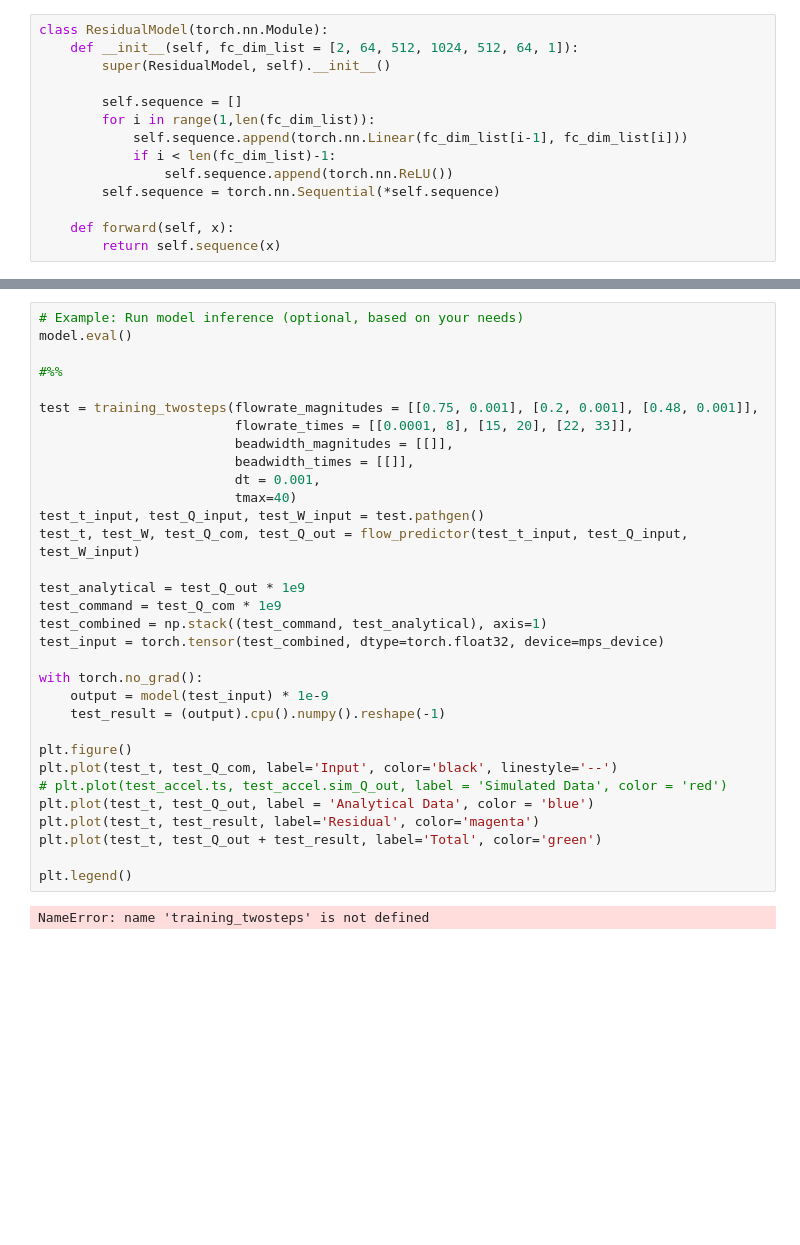
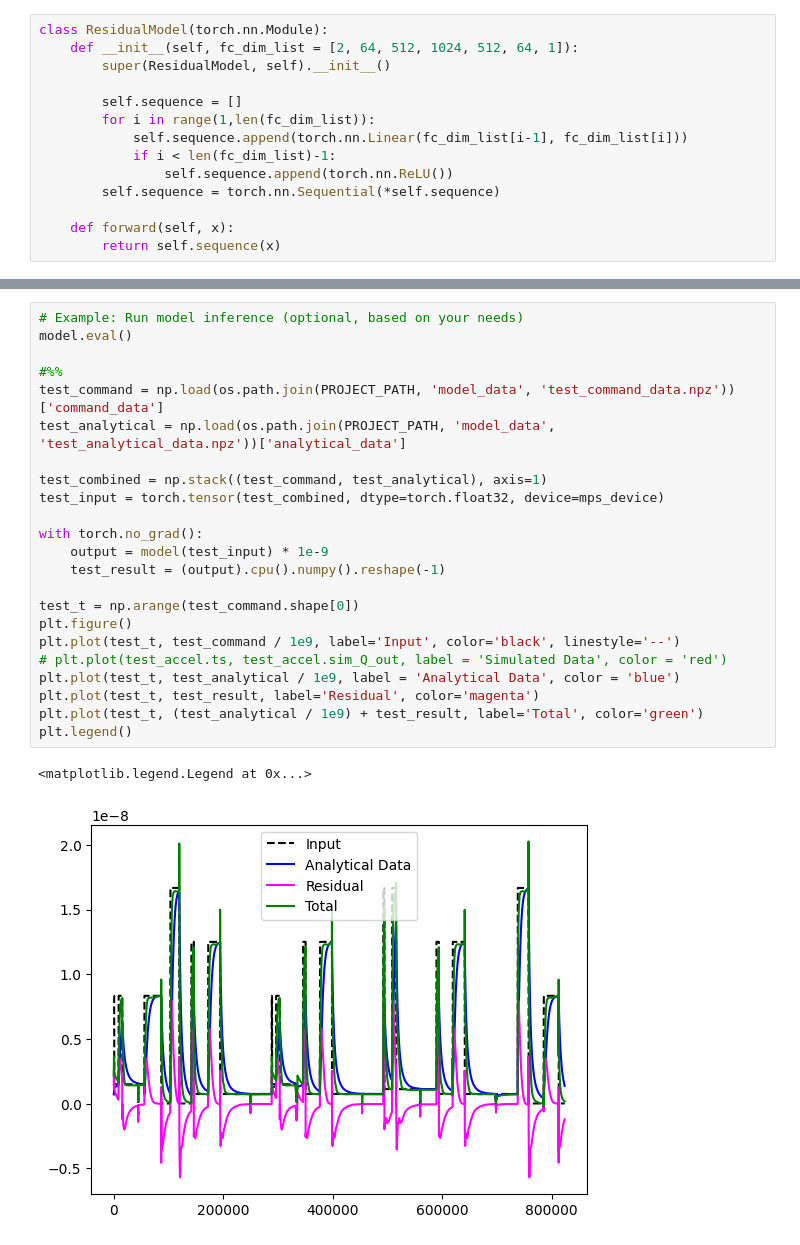
Before and after one commit to jpeckhamlorenz/vbn-flow-model, a Jupyter notebook: trajectory_correction_DNN.ipynb, the cells around one changed output, grey strips where cells are left out. Cells and saved outputs as stored; diff of their text form; blank space fills up the shorter version.

```diff
--- a/trajectory_correction_DNN.ipynb
+++ b/trajectory_correction_DNN.ipynb
@@ -114,35 +146,27 @@ Epoch [100/100], Loss: 0.3511
 # %%
 # Example: Run model inference (optional, based on your needs)
 model.eval()
 
 #%%
+test_command = np.load(os.path.join(PROJECT_PATH, 'model_data', 'test_command_data.npz'))['command_data']
+test_analytical = np.load(os.path.join(PROJECT_PATH, 'model_data', 'test_analytical_data.npz'))['analytical_data']
 
-test = training_twosteps(flowrate_magnitudes = [[0.75, 0.001], [0.2, 0.001], [0.48, 0.001]],
-                         flowrate_times = [[0.0001, 8], [15, 20], [22, 33]],
-                         beadwidth_magnitudes = [[]],
-                         beadwidth_times = [[]],
-                         dt = 0.001,
-                         tmax=40)
-test_t_input, test_Q_input, test_W_input = test.pathgen()
-test_t, test_W, test_Q_com, test_Q_out = flow_predictor(test_t_input, test_Q_input, test_W_input)
-
-test_analytical = test_Q_out * 1e9
-test_command = test_Q_com * 1e9
 test_combined = np.stack((test_command, test_analytical), axis=1)
 test_input = torch.tensor(test_combined, dtype=torch.float32, device=mps_device)
 
 with torch.no_grad():
     output = model(test_input) * 1e-9
     test_result = (output).cpu().numpy().reshape(-1)
 
+test_t = np.arange(test_command.shape[0])
 plt.figure()
-plt.plot(test_t, test_Q_com, label='Input', color='black', linestyle='--')
+plt.plot(test_t, test_command / 1e9, label='Input', color='black', linestyle='--')
 # plt.plot(test_accel.ts, test_accel.sim_Q_out, label = 'Simulated Data', color = 'red')
-plt.plot(test_t, test_Q_out, label = 'Analytical Data', color = 'blue')
+plt.plot(test_t, test_analytical / 1e9, label = 'Analytical Data', color = 'blue')
 plt.plot(test_t, test_result, label='Residual', color='magenta')
-plt.plot(test_t, test_Q_out + test_result, label='Total', color='green')
-
+plt.plot(test_t, (test_analytical / 1e9) + test_result, label='Total', color='green')
 plt.legend()
 # %% [output]
-NameError: name 'training_twosteps' is not defined
+<matplotlib.legend.Legend at 0x...>
+[figure, added]
 # %%
```
Also changed, not shown: parts of 4 cells of this notebook, 1 other file.
